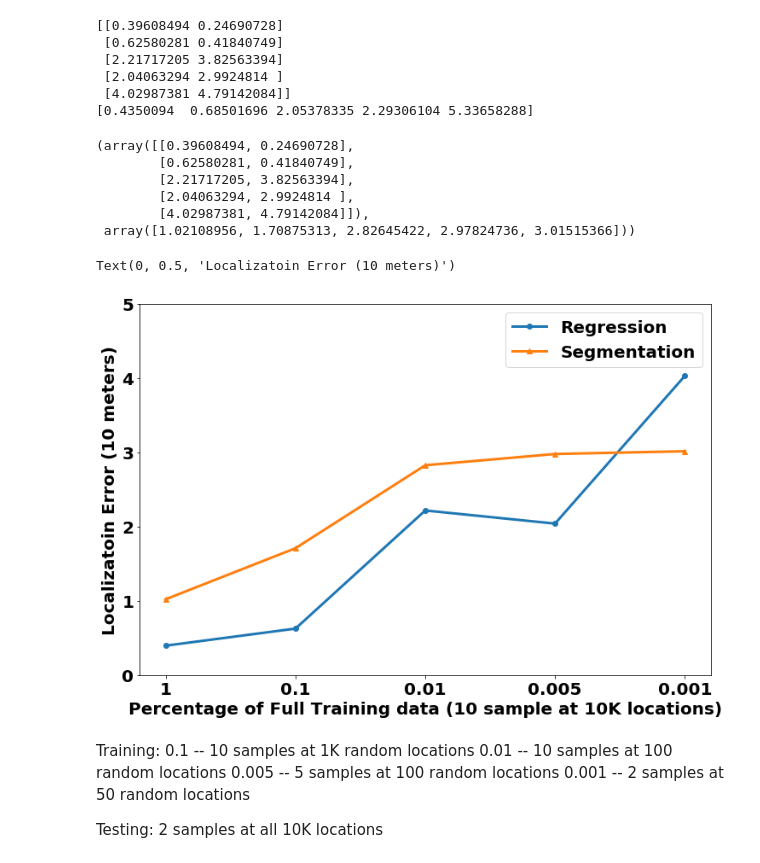
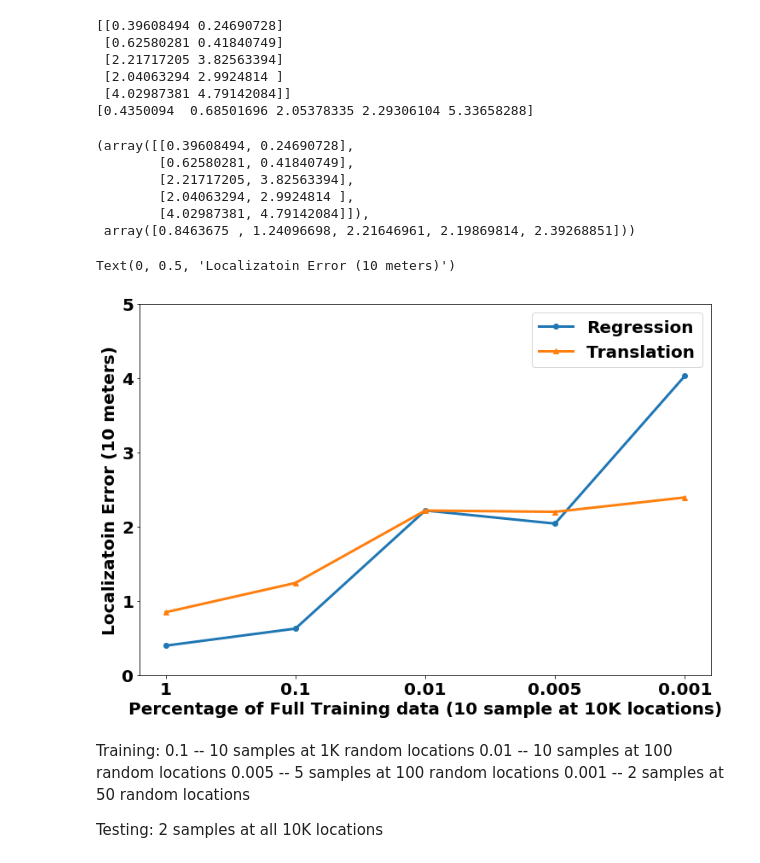
Before and after one commit to caitaozhan/deeplearning-localization, a Jupyter notebook: experimental/plot.ipynb, the cells around one changed output. Saved outputs shown, nothing was run; the diff lists cells and outputs as text; code cells hidden in the pictures.

```diff
--- a/experimental/plot.ipynb
+++ b/experimental/plot.ipynb
@@ -19,29 +18,29 @@ print(np.loadtxt('regression3.txt'))
  [4.02987381 4.79142084]]
 [0.4350094  0.68501696 2.05378335 2.29306104 5.33658288]
 # %%
-reg = np.loadtxt('regression5.txt', delimiter=',')
-seg = np.loadtxt('segmentation3.txt')
-reg, seg
+reg  = np.loadtxt('regression5.txt', delimiter=',')
+tran = np.loadtxt('translation.txt')
+reg, tran
 # %% [output]
 (array([[0.39608494, 0.24690728],
         [0.62580281, 0.41840749],
         [2.21717205, 3.82563394],
         [2.04063294, 2.9924814 ],
         [4.02987381, 4.79142084]]),
- array([1.02108956, 1.70875313, 2.82645422, 2.97824736, 3.01515366]))
+ array([0.8463675 , 1.24096698, 2.21646961, 2.19869814, 2.39268851]))
 # %%
 fig, ax = plt.subplots(figsize=(12, 8))
 plt.plot(reg[:,0], linewidth=3, marker='o', label='Regression')
-plt.plot(seg, linewidth=3, marker='^', label='Segmentation')
+plt.plot(tran, linewidth=3, marker='^', label='Translation')
 ax.set_yticks(list(range(6)))
 ax.set_xticks([0, 1, 2, 3, 4])
 ax.set_xticklabels([1, 0.1, 0.01, 0.005, 0.001])
 ax.legend()
 ax.set_xlabel('Percentage of Full Training data (10 sample at 10K locations)')
 ax.set_ylabel('Localizatoin Error (10 meters)')
 # %% [output]
 Text(0, 0.5, 'Localizatoin Error (10 meters)')
-[figure, old version]
+[figure, new version]
 # %% [markdown]
 Training:
 0.1  -- 10 samples at 1K random locations
```
Also changed, not shown: parts of 1 cell of this notebook, 9 other files.
